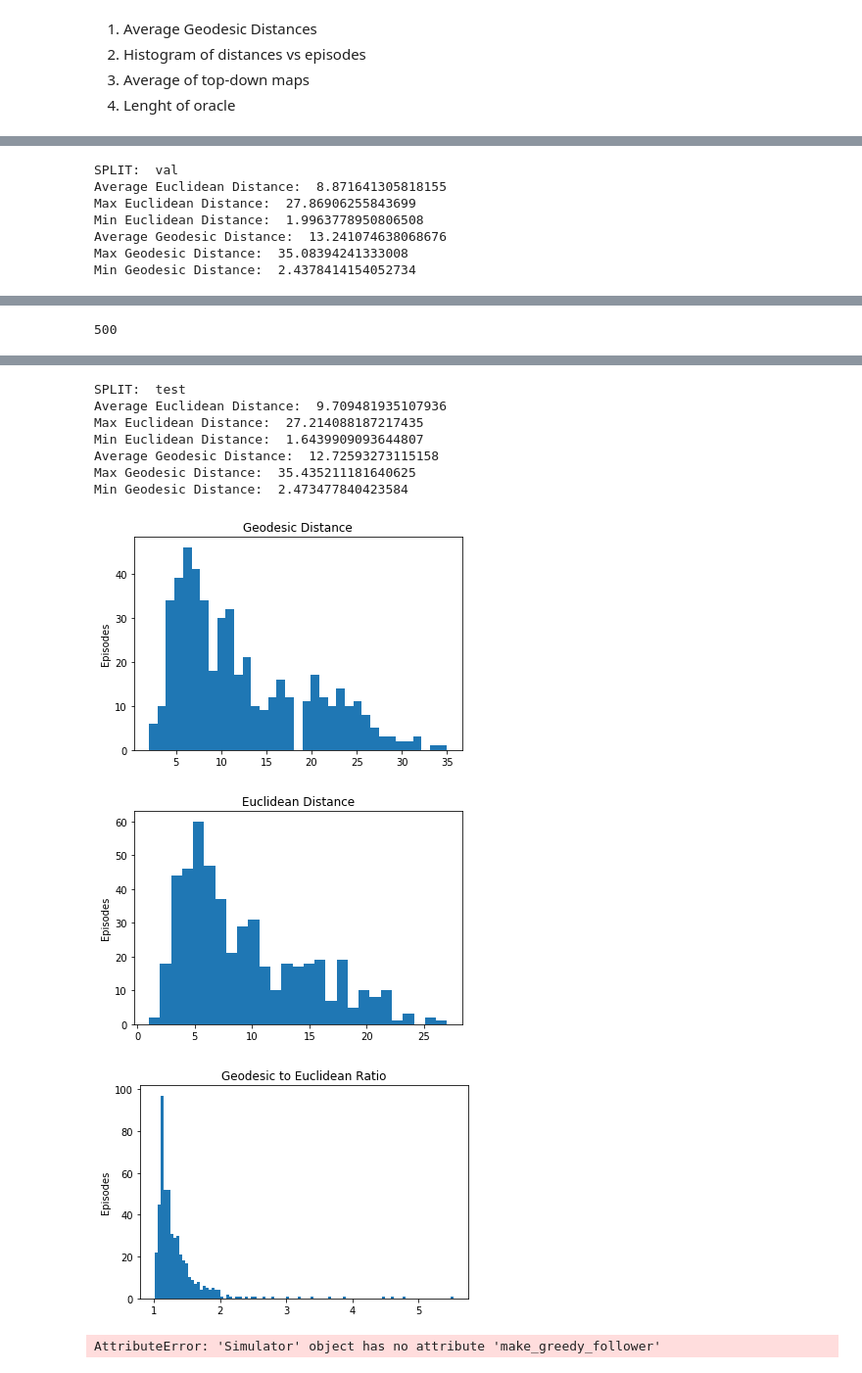
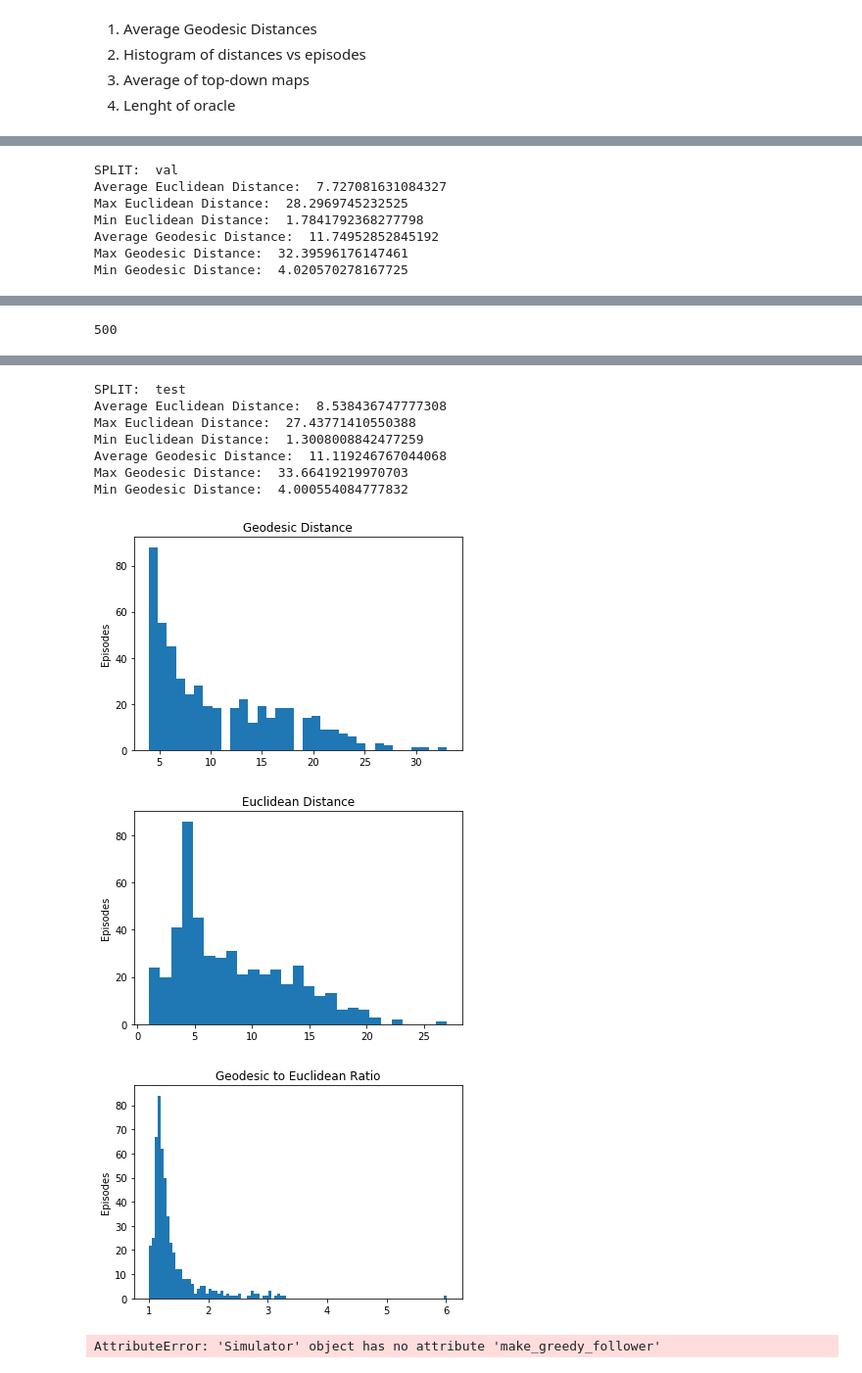
Before and after one commit to medhini/habitat-api, a Jupyter notebook: notebooks/dataset_statistics.ipynb, the cells around one changed output, grey strips where cells are left out. Shown at 98% size. Cells and saved outputs as stored; diff of their text form; code cells hidden in the pictures.

Commit message:
Fix roomnav data

```diff
--- a/notebooks/dataset_statistics.ipynb
+++ b/notebooks/dataset_statistics.ipynb
@@ -14,7 +14,7 @@ import random
 %matplotlib inline
 import matplotlib.pyplot as plt
 
-splits = ['train']
+splits = ['val']
 
 data_path = '../data/datasets/roomnav/mp3d/v1/{split}/{split}.json.gz'
 
@@ -31,7 +31,7 @@ for split in splits:
     ed_dists = []
     gd2ed = []
 
-    config = habitat.get_config(config_paths='../configs/tasks/roomnav_mp3d.yaml')
+    config = habitat.get_config(config_paths='../configs/tasks/pointnav_roomnav_mp3d.yaml')
     config.defrost()
     config.DATASET.DATA_PATH = data_path.format(split=split)
     config.DATASET.SCENES_DIR = '../data/scene_datasets/'
@@ -131,7 +127,7 @@ for split in splits:
     ed_dists = []
     gd2ed = []
 
-    config = habitat.get_config(config_paths='../configs/tasks/roomnav_mp3d.yaml')
+    config = habitat.get_config(config_paths='../configs/tasks/pointnav_roomnav_mp3d.yaml')
     config.defrost()
     config.DATASET.DATA_PATH = data_path.format(split=split)
     config.DATASET.SCENES_DIR = '../data/scene_datasets/'
@@ -194,7 +190,7 @@ I0710 15:35:33.663919 41502 simulator.py:78] Loaded navmesh /private/home/medhin
 SPLIT:  val
-Average Euclidean Distance:  8.871641305818155
-Max Euclidean Distance:  27.86906255843699
-Min Euclidean Distance:  1.9963778950806508
-Average Geodesic Distance:  13.241074638068676
-Max Geodesic Distance:  35.08394241333008
-Min Geodesic Distance:  2.4378414154052734
+Average Euclidean Distance:  7.727081631084327
+Max Euclidean Distance:  28.2969745232525
+Min Euclidean Distance:  1.7841792368277798
+Average Geodesic Distance:  11.74952852845192
+Max Geodesic Distance:  32.39596176147461
+Min Geodesic Distance:  4.020570278167725
@@ -217,13 +213,13 @@ I0710 15:36:23.584067 41502 simulator.py:78] Loaded navmesh /private/home/medhin
 SPLIT:  test
-Average Euclidean Distance:  9.709481935107936
-Max Euclidean Distance:  27.214088187217435
-Min Euclidean Distance:  1.6439909093644807
-Average Geodesic Distance:  12.72593273115158
-Max Geodesic Distance:  35.435211181640625
-Min Geodesic Distance:  2.473477840423584
+Average Euclidean Distance:  8.538436747777308
+Max Euclidean Distance:  27.43771410550388
+Min Euclidean Distance:  1.3008008842477259
+Average Geodesic Distance:  11.119246767044068
+Max Geodesic Distance:  33.66419219970703
+Min Geodesic Distance:  4.000554084777832
-[figure, old version]
+[figure, new version]
-[figure, old version]
+[figure, new version]
-[figure, old version]
+[figure, new version]
 # %%
 '''Oracle Path Lengths'''
 
```
Also changed, not shown: parts of 2 cells of this notebook, 3 other files.
